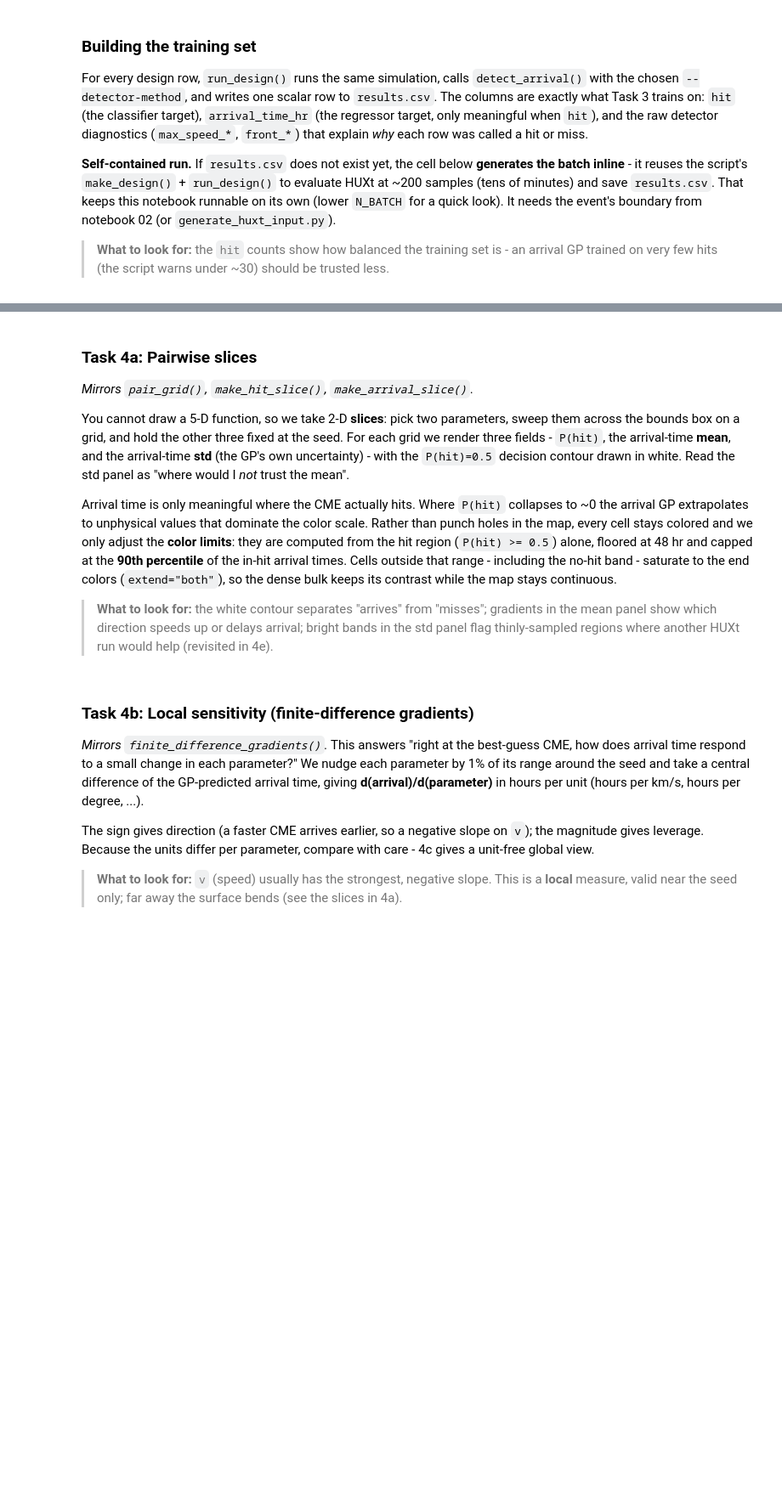
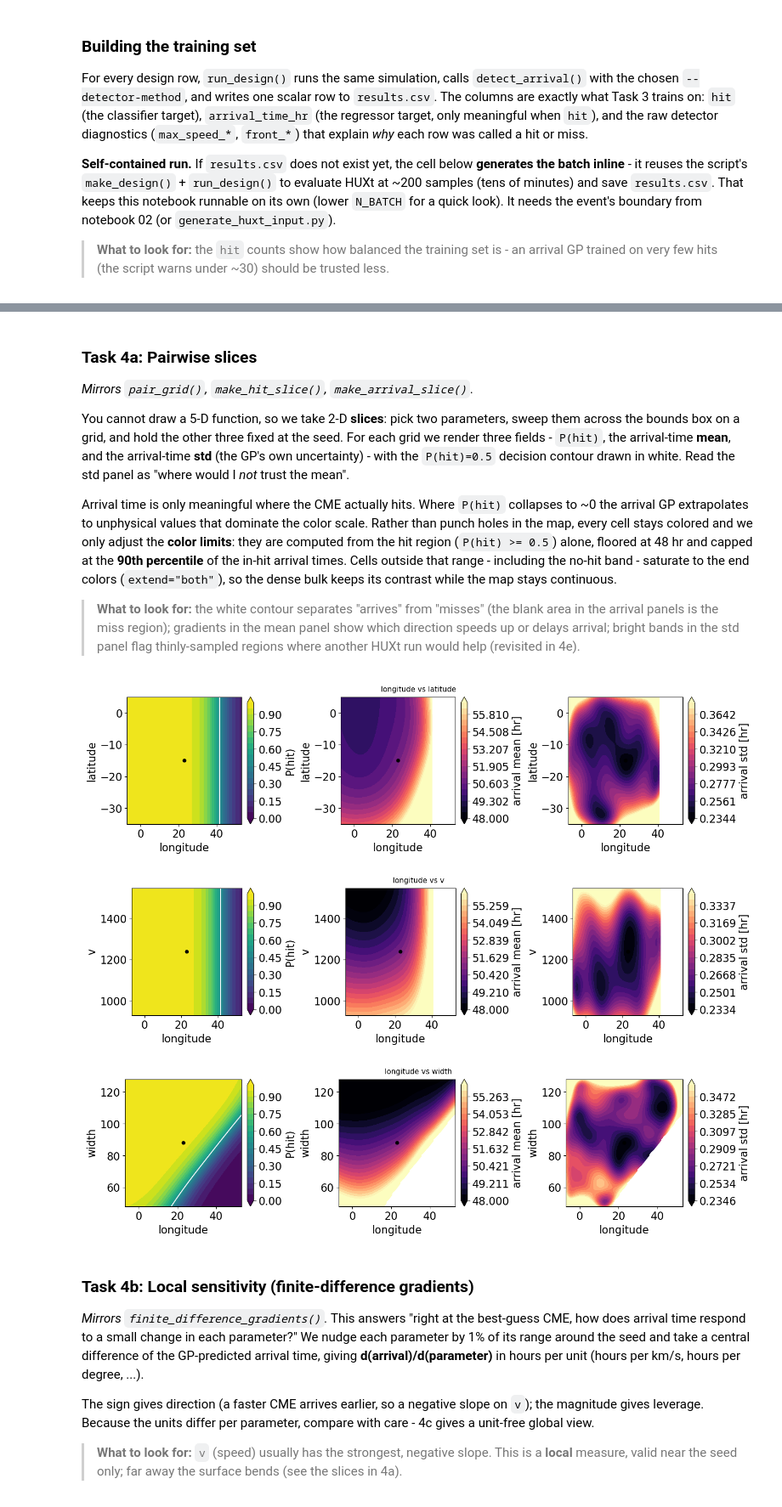
Before and after one commit to georgemilosh/conecast, a Jupyter notebook: notebooks/04_gp_huxt_application.ipynb, the cells around one changed output, grey strips where cells are left out. Shown at 85% size. Drawn from its saved outputs; the diff is of its cells as text; code cells hidden in the pictures; blank space fills up the shorter version.

```diff
--- a/notebooks/04_gp_huxt_application.ipynb
+++ b/notebooks/04_gp_huxt_application.ipynb
@@ -426,6 +486,7 @@ from sklearn.metrics import accuracy_score, mean_absolute_error
 from sklearn.model_selection import train_test_split
 
 def parse_bool(value):
+    """Parse a boolean value from a string or a boolean type."""
     if isinstance(value, (bool, np.bool_)):
         return bool(value)
     return str(value).strip().lower() in {"1", "true", "yes", "y"}
@@ -441,7 +504,17 @@ print(f"completed rows: {len(completed)}, hit rows: {int(hit.sum())}")
 # %%
 # 3a. Hit classifier over all completed rows.
-hit_kernel = ConstantKernel(1.0, (1e-3, 1e5)) * Matern(
-    length_scale=np.ones(len(PARAM_NAMES)), length_scale_bounds=(1e-2, 1e5), nu=2.5)
+# - ConstantKernel amplitude starts at 1.0 with wide bounds so the GP can scale signal variance freely.
+# - Matern(nu=2.5) is a robust default for moderately smooth, non-linear decision boundaries.
+# - One length scale per parameter (ARD) lets the model infer which inputs vary faster/slower.
+# - Since inputs are standardized (x_scaled), an initial length_scale=1 is a sensible neutral start.
+# - Broad length_scale bounds avoid over-constraining the optimizer.
+hit_kernel = ConstantKernel(
+    constant_value=1.0, constant_value_bounds=(1e-3, 1e5)
+) * Matern(
+    length_scale=np.ones(len(PARAM_NAMES)),
+    length_scale_bounds=(1e-2, 1e5),
+    nu=2.5,
+)
 hit_model = GaussianProcessClassifier(kernel=hit_kernel, random_state=42, max_iter_predict=100)
 hit_model.fit(x_scaled, hit)
 print("training accuracy:", accuracy_score(hit, hit_model.predict(x_scaled)))
@@ -465,7 +541,16 @@ if len(hit_rows) >= 10:
     arrival_model.fit(xtr, ytr)
     pred_hr = y_scaler.inverse_transform(arrival_model.predict(xte).reshape(-1, 1)).ravel()
     true_hr = y_scaler.inverse_transform(yte.reshape(-1, 1)).ravel()
-    print("holdout arrival MAE [hr]:", mean_absolute_error(true_hr, pred_hr))
+    mae = mean_absolute_error(true_hr, pred_hr)
+    # Is that MAE large? Judge it against (a) the spread of arrival times the GP has to
+    # explain and (b) a no-skill baseline that always predicts the mean arrival time.
+    baseline_mae = mean_absolute_error(true_hr, np.full_like(true_hr, true_hr.mean()))
+    skill = 1.0 - mae / baseline_mae
+    print(f"holdout arrival MAE [hr]: {mae:.2f}")
+    print(f"  arrival spread on holdout: std={true_hr.std():.2f} hr, "
+          f"range={true_hr.max() - true_hr.min():.1f} hr")
+    print(f"  no-skill baseline MAE (predict the mean): {baseline_mae:.2f} hr"
+          f"  ->  skill = 1 - MAE/baseline = {skill:.2f}  (1=perfect, 0=no better than the mean)")
 
 arrival_model.fit(x_hit, y_scaled)   # final fit on all hit rows
 print("learned arrival kernel:", arrival_model.kernel_)
@@ -500,13 +591,15 @@ You cannot draw a 5-D function, so we take 2-D **slices**: pick two parameters,
 
 Arrival time is only meaningful where the CME actually hits. Where `P(hit)` collapses to ~0 the arrival GP extrapolates to unphysical values that dominate the color scale. Rather than punch holes in the map, every cell stays colored and we only adjust the **color limits**: they are computed from the hit region (`P(hit) >= 0.5`) alone, floored at 48 hr and capped at the **90th percentile** of the in-hit arrival times. Cells outside that range - including the no-hit band - saturate to the end colors (`extend="both"`), so the dense bulk keeps its contrast while the map stays continuous.
 
-> **What to look for:** the white contour separates "arrives" from "misses"; gradients in the mean panel show which direction speeds up or delays arrival; bright bands in the std panel flag thinly-sampled regions where another HUXt run would help (revisited in 4e).
+> **What to look for:** the white contour separates "arrives" from "misses" (the blank area in the arrival panels is the miss region); gradients in the mean panel show which direction speeds up or delays arrival; bright bands in the std panel flag thinly-sampled regions where another HUXt run would help (revisited in 4e).
 # %%
 ARRIVAL_FLOOR_HR = 48.0   # color floor: arrival times below this are not physical
 HIT_FLOOR = 0.5           # set color limits from the hit region only
 ARRIVAL_CAP_PCT = 90.0    # cap the upper color limit so the grazing-CME tail doesn't dominate
 
 def pair_grid(x_idx, y_idx, grid_size=60):
+    """Create a grid of theta vectors varying the two parameters at x_idx and y_idx,
+    with the rest fixed at theta0."""
     gx = np.linspace(low[x_idx], high[x_idx], grid_size)
     gy = np.linspace(low[y_idx], high[y_idx], grid_size)
     xx, yy = np.meshgrid(gx, gy)
@@ -516,6 +609,7 @@ def pair_grid(x_idx, y_idx, grid_size=60):
     return xx, yy, theta
 
 def color_limits(field, hit, vmin=None):
+    """Compute color limits for a field based on the hit region."""
     # Limits from the hit region only: lo floored (if given), hi at the 90th percentile.
     vals = field[hit & np.isfinite(field)]
     if vals.size == 0:
@@ -527,34 +621,42 @@ pairs = [("longitude", "latitude"), ("longitude", "v"), ("longitude", "width")]
 for xn, yn in pairs:
     xi, yi = PARAM_NAMES.index(xn), PARAM_NAMES.index(yn)
     xx, yy, theta = pair_grid(xi, yi)
     gs = xx.shape[0]
     prob = predict_hit_probability(theta).reshape(gs, gs)
     mean, std = predict_arrival(theta)
     mean = mean.reshape(gs, gs)
     std = std.reshape(gs, gs)
 
-    # Keep every cell colored (no holes); use the hit region only to set robust color limits.
+    # Arrival time is only meaningful where the CME actually hits. The regressor is trained
+    # on hit rows only, so in the miss region it just extrapolates a (physically meaningless)
+    # number - blank those cells out and use the hit region to set robust color limits.
     hit = prob >= HIT_FLOOR
+    mean = np.where(hit, mean, np.nan)
+    std = np.where(hit, std, np.nan)
     fig, axes = plt.subplots(1, 3, figsize=(14, 3.6), constrained_layout=True)
     panels = [
         (axes[0], prob, "viridis", "P(hit)", (0.0, 1.0)),
         (axes[1], mean, "magma", "arrival mean [hr]", color_limits(mean, hit, vmin=ARRIVAL_FLOOR_HR)),
         (axes[2], std, "magma", "arrival std [hr]", color_limits(std, hit)),
     ]
     for ax, field, cmap, label, limits in panels:
         if limits is None or np.isclose(limits[0], limits[1]):
             c = ax.contourf(xx, yy, field, levels=21, cmap=cmap)
         else:
             levels = np.linspace(limits[0], limits[1], 21)
             c = ax.contourf(xx, yy, field, levels=levels, cmap=cmap, extend="both")
         fig.colorbar(c, ax=ax, label=label)
         if np.nanmin(prob) <= 0.5 <= np.nanmax(prob):
             ax.contour(xx, yy, prob, levels=[0.5], colors="white", linewidths=1.4)
         ax.scatter(theta0[xi], theta0[yi], color="black", s=22, zorder=3)
         ax.set_xlabel(xn)
         ax.set_ylabel(yn)
     fig.suptitle(f"{xn} vs {yn}", fontsize=11)
     plt.show()
+# %% [output]
+[figure, added]
+[figure, added]
+[figure, added]
 # %% [markdown]
 ### Task 4b: Local sensitivity (finite-difference gradients)
 
```
Also changed, not shown: parts of 27 cells of this notebook, 9 other files.
